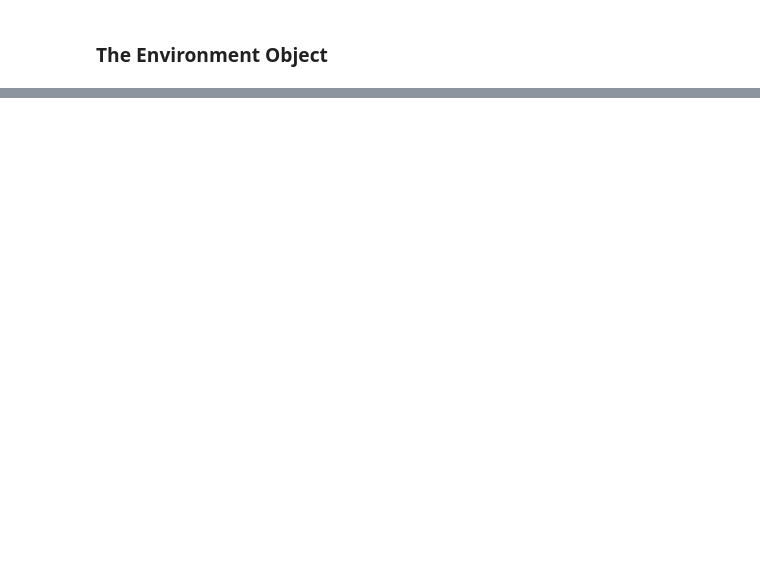
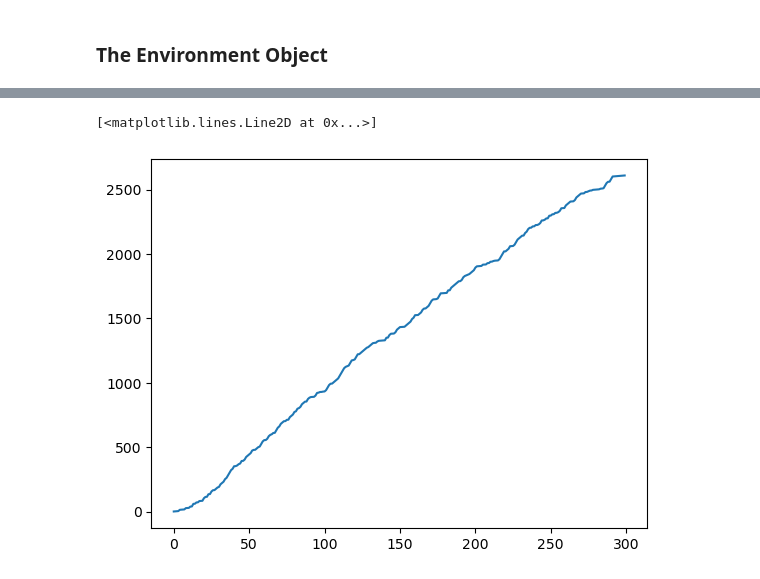
Before and after one commit to Hiroki39/DS-GA-3001-007-Final-Project, a Jupyter notebook: notebooks/basic processing and environment framework.ipynb, the cells around one changed output, grey strips where cells are left out. Saved outputs shown, nothing was run; the diff lists cells and outputs as text; code cells hidden in the pictures; blank space fills up the shorter version.

```diff
--- a/notebooks/basic processing and environment framework.ipynb
+++ b/notebooks/basic processing and environment framework.ipynb
@@ -338,0 +371,12 @@ IndexError: index 61 is out of bounds for axis 0 with size 17
+# %%
+env = DisneyEnvironment(waitTime,weather,rides,adjacency_mat)
+obs = env.reset()
+reward_list = []
+
+for i in range(300):
+    action = np.random.choice(env.get_action_space())
+    obs,reward,terminated,info = env.step(action)
+    reward_list += [reward]
+
+    if terminated:
+        obs = env.reset()
@@ -338,0 +393,5 @@ IndexError: index 61 is out of bounds for axis 0 with size 17
+# %%
+plt.plot(np.arange(len(reward_list)),np.cumsum(reward_list))
+# %% [output]
+[<matplotlib.lines.Line2D at 0x...>]
+[figure, added]
```
Also changed, not shown: parts of 10 cells of this notebook, 1 other file.
